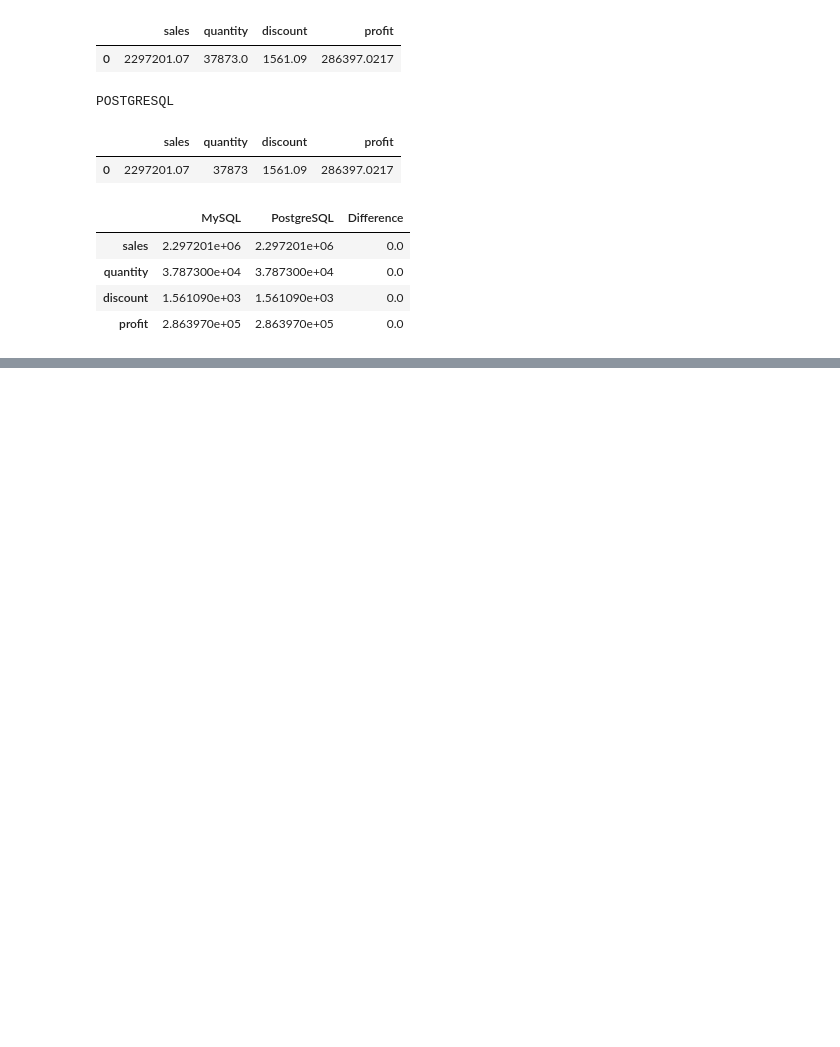
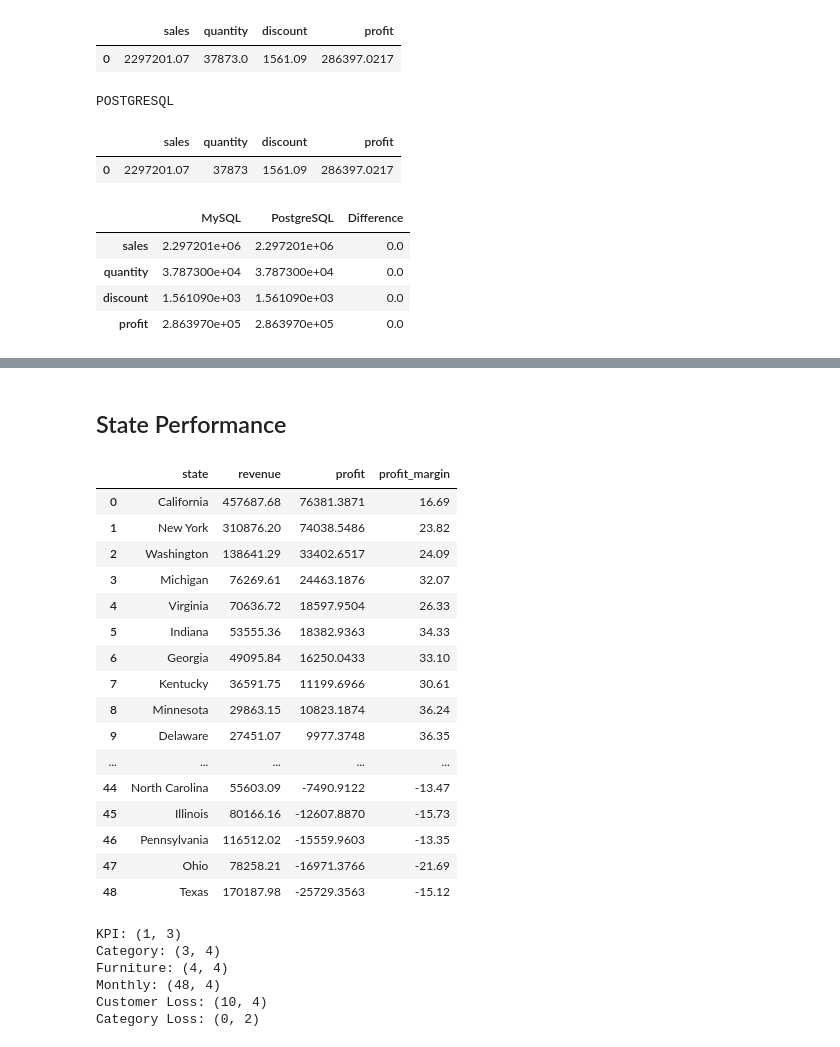
Before and after one commit to leodera/Data_Engineering_Workspace, a Jupyter notebook: superstore_staging.ipynb, the cells around one changed output, grey strips where cells are left out. Saved outputs shown, nothing was run; the diff lists cells and outputs as text; code cells hidden in the pictures; blank space fills up the shorter version.

```diff
--- a/superstore_staging.ipynb
+++ b/superstore_staging.ipynb
@@ -585,0 +1447,20 @@ display(comparison)
+# %%
+region_df = db_utils.run_pg_query("""
+SELECT
+    o.region,
+    SUM(i.sales) AS revenue,
+    SUM(i.profit) AS profit,
+    ROUND(
+        SUM(i.profit) / NULLIF(SUM(i.sales), 0) * 100,
+        2
+    ) AS profit_margin
+FROM superstore.orders o
+JOIN superstore.order_items i
+    ON o.order_id = i.order_id
+GROUP BY
+    o.region
+ORDER BY
+    profit DESC;
+""")
+
+region_df
@@ -585,0 +1473,54 @@ display(comparison)
+# %% [markdown]
+## State Performance
+# %%
+state_df = db_utils.run_pg_query("""
+SELECT
+    o.state,
+    SUM(i.sales) AS revenue,
+    SUM(i.profit) AS profit,
+    ROUND(
+        SUM(i.profit) / NULLIF(SUM(i.sales), 0) * 100,
+        2
+    ) AS profit_margin
+FROM superstore.orders o
+JOIN superstore.order_items i
+    ON o.order_id = i.order_id
+GROUP BY
+    o.state
+ORDER BY
+    profit DESC;
+""")
+
+state_df
+# %% [output]
+|  | state | revenue | profit | profit_margin |
+| 0 | California | 457687.68 | 76381.3871 | 16.69 |
+| 1 | New York | 310876.20 | 74038.5486 | 23.82 |
+| 2 | Washington | 138641.29 | 33402.6517 | 24.09 |
+| 3 | Michigan | 76269.61 | 24463.1876 | 32.07 |
+| 4 | Virginia | 70636.72 | 18597.9504 | 26.33 |
+| 5 | Indiana | 53555.36 | 18382.9363 | 34.33 |
+| 6 | Georgia | 49095.84 | 16250.0433 | 33.10 |
+| 7 | Kentucky | 36591.75 | 11199.6966 | 30.61 |
+| 8 | Minnesota | 29863.15 | 10823.1874 | 36.24 |
+| 9 | Delaware | 27451.07 | 9977.3748 | 36.35 |
+| ... | ... | ... | ... | ... |
+| 44 | North Carolina | 55603.09 | -7490.9122 | -13.47 |
+| 45 | Illinois | 80166.16 | -12607.8870 | -15.73 |
+| 46 | Pennsylvania | 116512.02 | -15559.9603 | -13.35 |
+| 47 | Ohio | 78258.21 | -16971.3766 | -21.69 |
+| 48 | Texas | 170187.98 | -25729.3563 | -15.12 |
+# %%
+print("KPI:", kpi_df.shape)
+print("Category:", category_df.shape)
+print("Furniture:", furniture_df.shape)
+print("Monthly:", monthly_df.shape)
+print("Customer Loss:", customer_loss_df.shape)
+print("Category Loss:", category_loss_df.shape)
+# %% [output]
+KPI: (1, 3)
+Category: (3, 4)
+Furniture: (4, 4)
+Monthly: (48, 4)
+Customer Loss: (10, 4)
+Category Loss: (0, 2)
```
Also changed, not shown: parts of 84 cells of this notebook.
